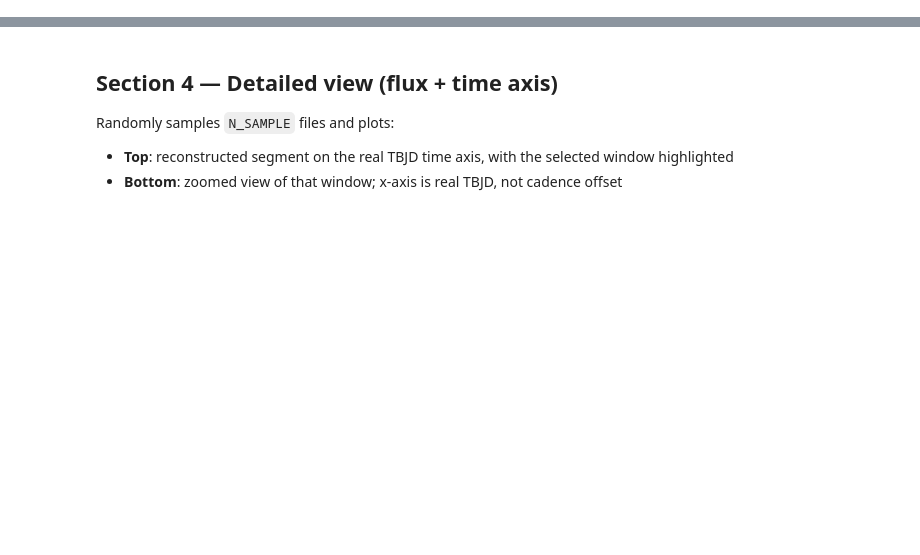
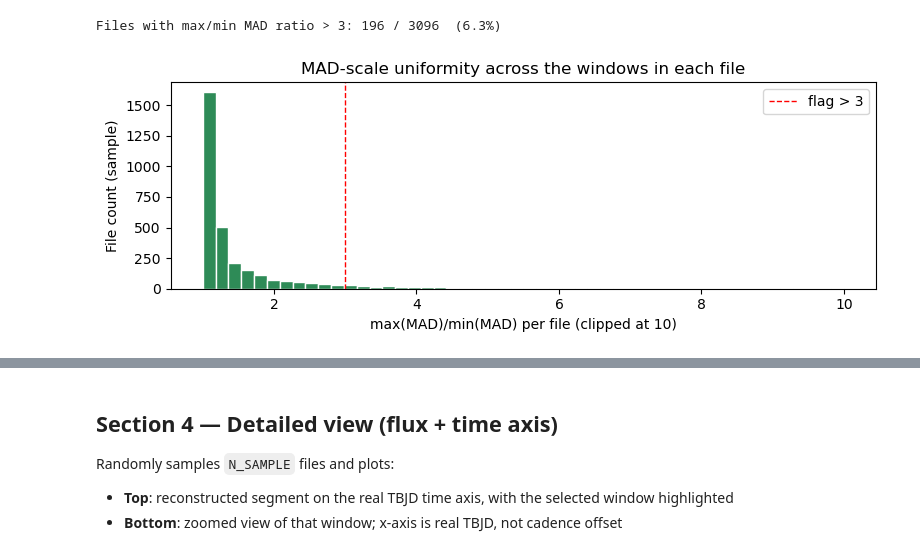
Before and after one commit to BrightonLiu-zZ/Stellar-World-Model, a Jupyter notebook: src/notebooks/inspect_sequences.ipynb, the cells around one changed output, grey strips where cells are left out. Saved outputs shown, nothing was run; the diff lists cells and outputs as text; code cells hidden in the pictures; blank space fills up the shorter version.

```diff
--- a/src/notebooks/inspect_sequences.ipynb
+++ b/src/notebooks/inspect_sequences.ipynb
@@ -193,0 +304,43 @@ Failed files:
+# %%
+def _mad(x: np.ndarray) -> float:
+    """Median absolute deviation, scaled to match the std of a Gaussian."""
+    return float(1.4826 * np.median(np.abs(x - np.median(x)))) if x.size else 0.0
+
+
+def check_mad_scale(paths: list[Path]) -> pd.DataFrame:
+    """Per-file MAD-scale uniformity: ratio of max(MAD)/min(MAD) across windows."""
+    out = []
+    for p in paths:
+        d = np.load(p, allow_pickle=True)
+        w = d["windows"].squeeze(-1)               # (N, 1024)
+        mads = np.array([_mad(row) for row in w])
+        mads = np.where(mads <= 0, np.nan, mads)
+        ratio = (
+            float(np.nanmax(mads) / np.nanmin(mads))
+            if np.any(np.isfinite(mads)) else np.nan
+        )
+        out.append({
+            "file":    p.name,
+            "min_mad": float(np.nanmin(mads)) if np.any(np.isfinite(mads)) else np.nan,
+            "max_mad": float(np.nanmax(mads)) if np.any(np.isfinite(mads)) else np.nan,
+            "ratio":   ratio,
+        })
+    return pd.DataFrame(out)
+
+
+df_mad = check_mad_scale(sample_paths)
+bad = df_mad[df_mad["ratio"] > MAD_RATIO_THRESH]
+print(f"Files with max/min MAD ratio > {MAD_RATIO_THRESH}: "
+      f"{len(bad)} / {len(df_mad)}  ({len(bad)/max(len(df_mad),1):.1%})")
+
+fig, ax = plt.subplots(figsize=(8, 3))
+ax.hist(df_mad["ratio"].clip(upper=10), bins=50, color="seagreen", edgecolor="white")
+ax.axvline(MAD_RATIO_THRESH, color="red", linestyle="--", linewidth=1,
+           label=f"flag > {MAD_RATIO_THRESH}")
+ax.set_xlabel("max(MAD)/min(MAD) per file (clipped at 10)")
+ax.set_ylabel("File count (sample)")
+ax.set_title("MAD-scale uniformity across the windows in each file")
+ax.legend(); plt.tight_layout(); plt.show()
+# %% [output]
+Files with max/min MAD ratio > 3: 196 / 3096  (6.3%)
+[figure, added]
```
Also changed, not shown: parts of 20 cells of this notebook.
